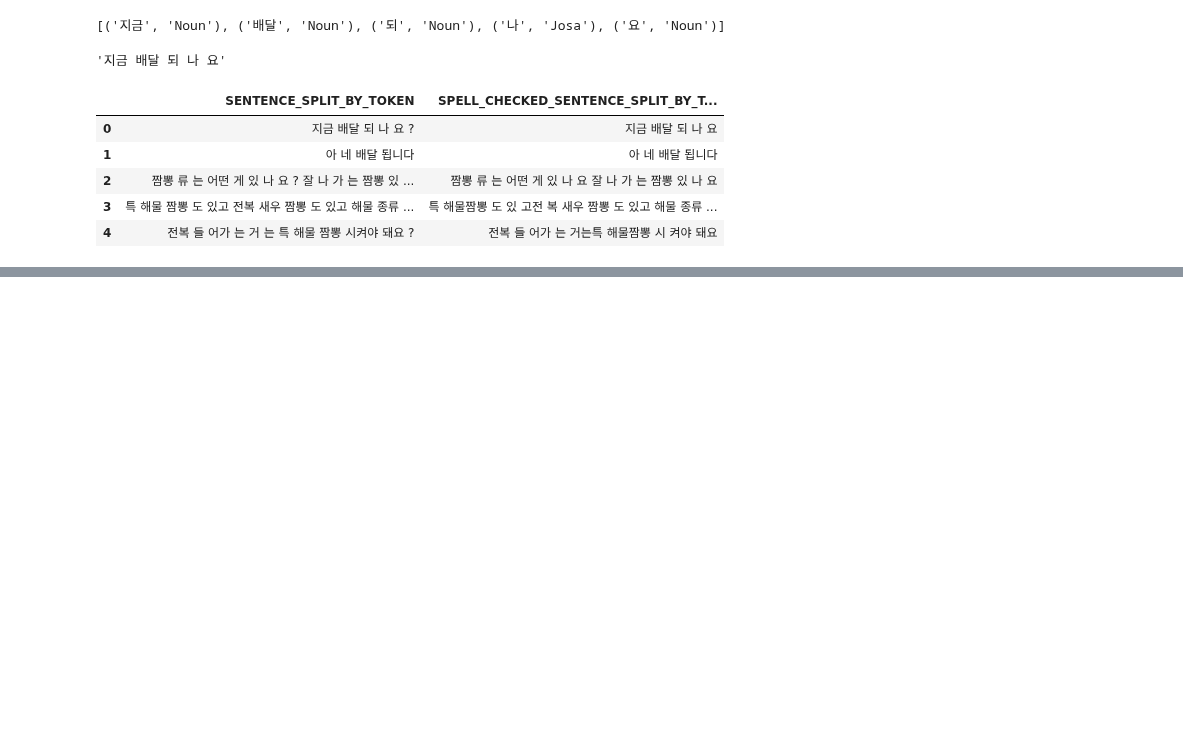
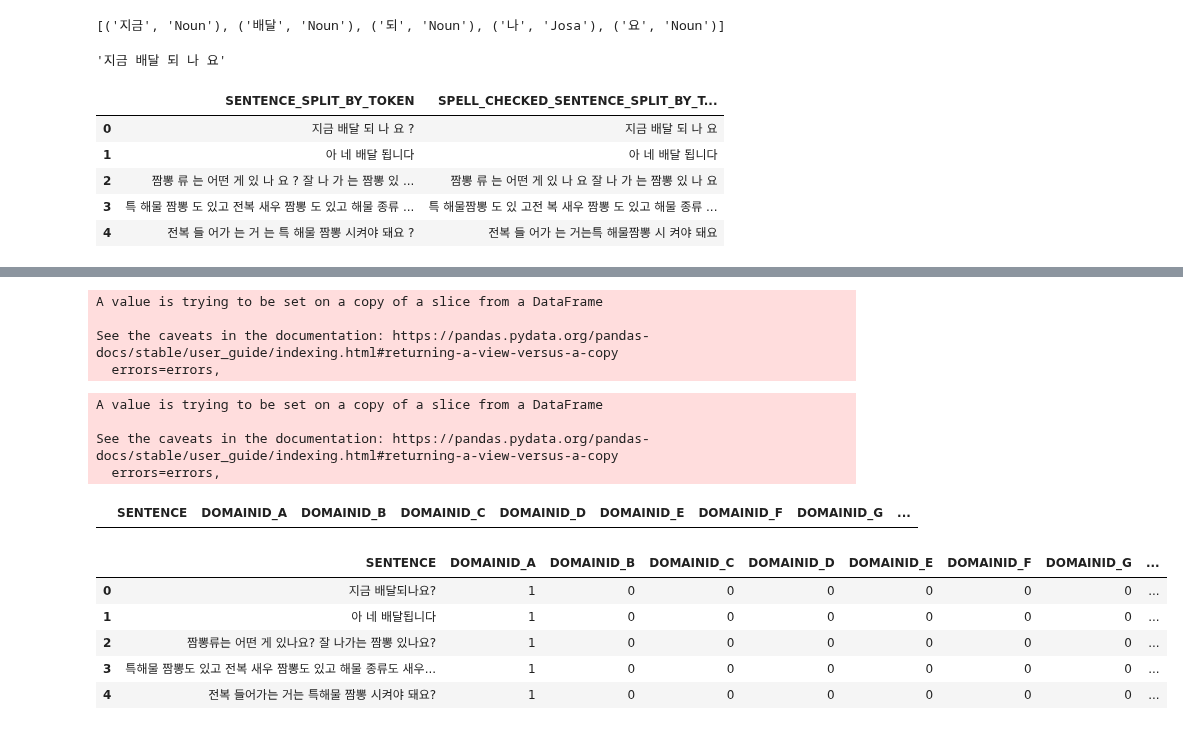
Before and after one commit to KangnamUnivShuttle/tensor_study, a Jupyter notebook: notebook/NLP/Data preprocessing.ipynb, the cells around one changed output, grey strips where cells are left out. Cells and saved outputs as stored; diff of their text form; code cells hidden in the pictures; blank space fills up the shorter version.

```diff
--- a/notebook/NLP/Data preprocessing.ipynb
+++ b/notebook/NLP/Data preprocessing.ipynb
@@ -879,0 +909,31 @@ mergedDataFrame.to_csv(csv_path, header=True, index=False)
+# %%
+trainSenTokenFrame = mergedDataFrame[['SENTENCE_SPLIT_BY_TOKEN', 'DOMAINID_A', 'DOMAINID_B', 'DOMAINID_C', 'DOMAINID_D', 'DOMAINID_E', 'DOMAINID_F', 'DOMAINID_G', 'DOMAINID_H', 'DOMAINID_I']]
+trainSenTokenFrame.rename(columns = {'SENTENCE_SPLIT_BY_TOKEN' : 'SENTENCE'}, inplace = True)
+# %% [output]
+A value is trying to be set on a copy of a slice from a DataFrame
+
+See the caveats in the documentation: https://pandas.pydata.org/pandas-docs/stable/user_guide/indexing.html#returning-a-view-versus-a-copy
+  errors=errors,
+# %%
+trainSenCheckedTokenFrame = mergedDataFrame[['SPELL_CHECKED_SENTENCE_SPLIT_BY_TOKEN', 'DOMAINID_A', 'DOMAINID_B', 'DOMAINID_C', 'DOMAINID_D', 'DOMAINID_E', 'DOMAINID_F', 'DOMAINID_G', 'DOMAINID_H', 'DOMAINID_I']]
+trainSenCheckedTokenFrame.rename(columns = {'SPELL_CHECKED_SENTENCE_SPLIT_BY_TOKEN' : 'SENTENCE'}, inplace = True)
+# %% [output]
+A value is trying to be set on a copy of a slice from a DataFrame
+
+See the caveats in the documentation: https://pandas.pydata.org/pandas-docs/stable/user_guide/indexing.html#returning-a-view-versus-a-copy
+  errors=errors,
+# %%
+trainDataFrame = pd.DataFrame(columns=trainSenFrame.columns)
+trainDataFrame.head()
+# %% [output]
+|  | SENTENCE | DOMAINID_A | DOMAINID_B | DOMAINID_C | DOMAINID_D | DOMAINID_E | DOMAINID_F | DOMAINID_G | ... |
+# %%
+trainDataFrame = pd.concat([trainSenFrame, trainSenCheckedFrame, trainSenTokenFrame, trainSenCheckedTokenFrame], ignore_index=True)
+trainDataFrame.head()
+# %% [output]
+|  | SENTENCE | DOMAINID_A | DOMAINID_B | DOMAINID_C | DOMAINID_D | DOMAINID_E | DOMAINID_F | DOMAINID_G | ... |
+| 0 | 지금 배달되나요? | 1 | 0 | 0 | 0 | 0 | 0 | 0 | ... |
+| 1 | 아 네 배달됩니다 | 1 | 0 | 0 | 0 | 0 | 0 | 0 | ... |
+| 2 | 짬뽕류는 어떤 게 있나요? 잘 나가는 짬뽕 있나요? | 1 | 0 | 0 | 0 | 0 | 0 | 0 | ... |
+| 3 | 특해물 짬뽕도 있고 전복 새우 짬뽕도 있고 해물 종류도 새우... | 1 | 0 | 0 | 0 | 0 | 0 | 0 | ... |
+| 4 | 전복 들어가는 거는 특해물 짬뽕 시켜야 돼요? | 1 | 0 | 0 | 0 | 0 | 0 | 0 | ... |
```
Also changed, not shown: parts of 6 cells of this notebook.
